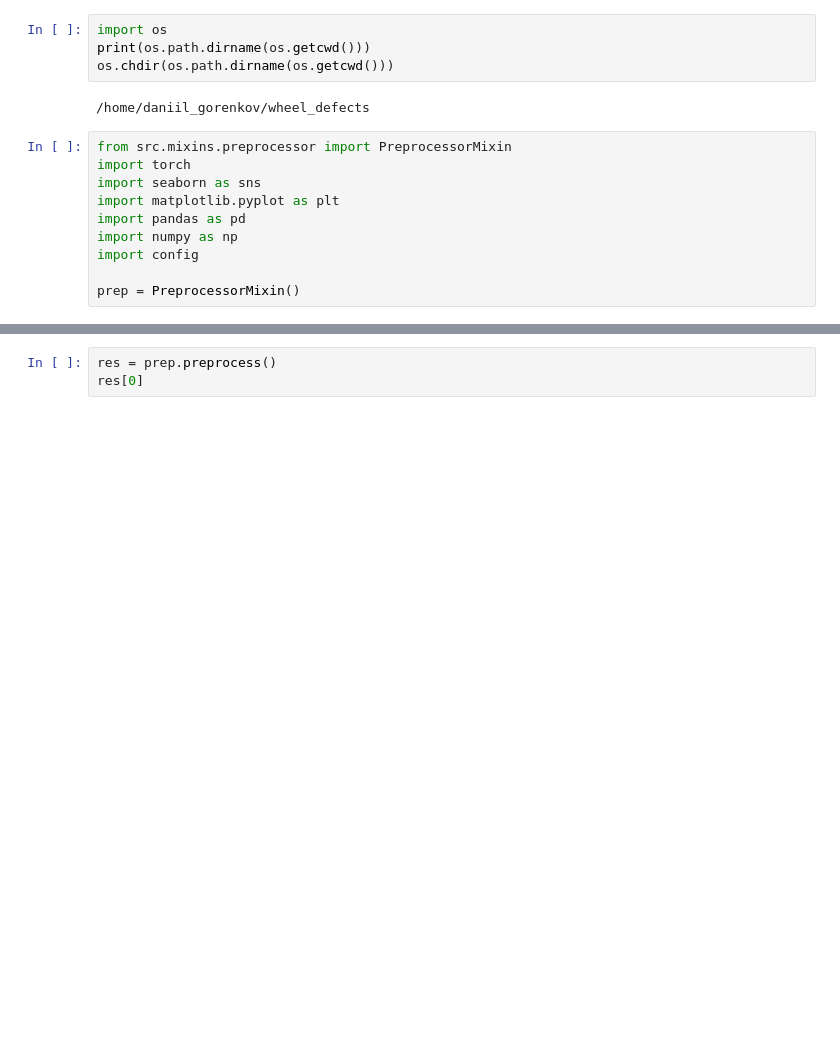
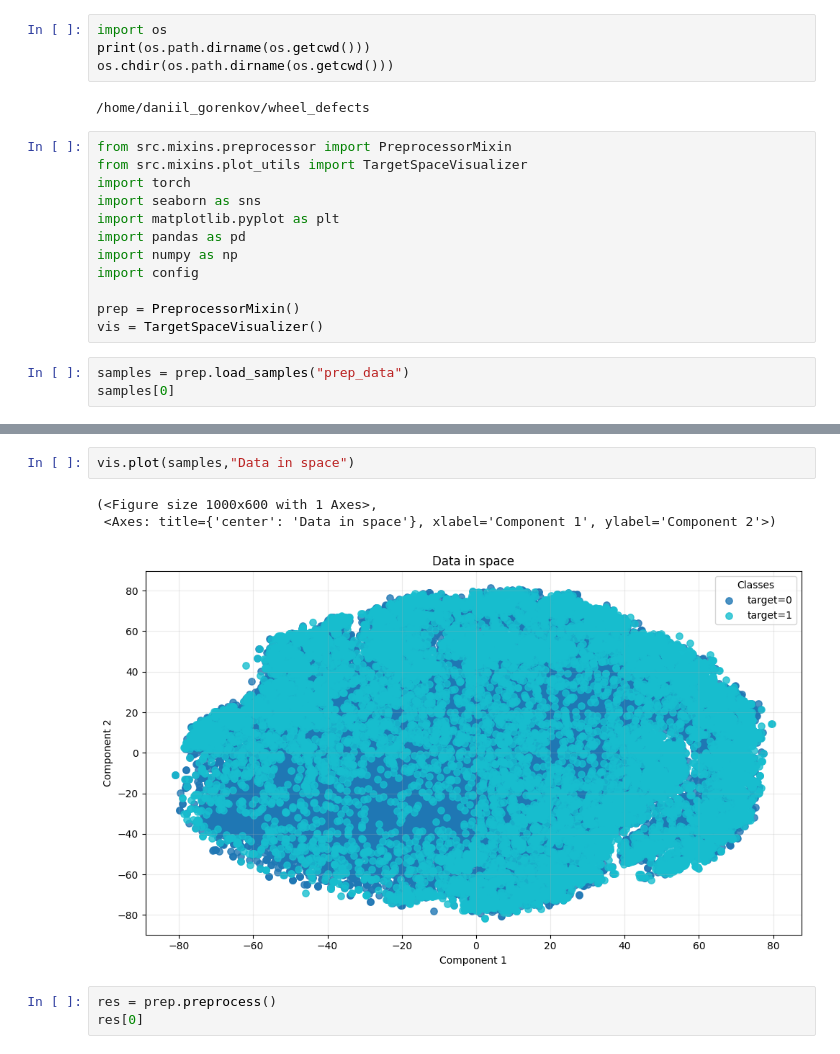
Before and after one commit to daniilgorenkov/wheel_defects, a Jupyter notebook: reserach/_misc.ipynb, the cells around one changed output, grey strips where cells are left out. Drawn from its saved outputs; the diff is of its cells as text; blank space fills up the shorter version.

```diff
--- a/reserach/_misc.ipynb
+++ b/reserach/_misc.ipynb
@@ -6,6 +6,7 @@ os.chdir(os.path.dirname(os.getcwd()))
 /home/daniil_gorenkov/wheel_defects
 # %%
 from src.mixins.preprocessor import PreprocessorMixin
+from src.mixins.plot_utils import TargetSpaceVisualizer
 import torch
 import seaborn as sns
 import matplotlib.pyplot as plt
@@ -14,3 +15,7 @@ import numpy as np
 import config
 
 prep = PreprocessorMixin()
+vis = TargetSpaceVisualizer()
+# %%
+samples = prep.load_samples("prep_data")
+samples[0]
@@ -17,3 +33,9 @@ prep = PreprocessorMixin()
+# %%
+vis.plot(samples,"Data in space")
+# %% [output]
+(<Figure size 1000x600 with 1 Axes>,
+ <Axes: title={'center': 'Data in space'}, xlabel='Component 1', ylabel='Component 2'>)
+[figure, added]
 # %%
 res = prep.preprocess()
 res[0]
```
Also changed, not shown: parts of 1 cell of this notebook, 3 other files.
